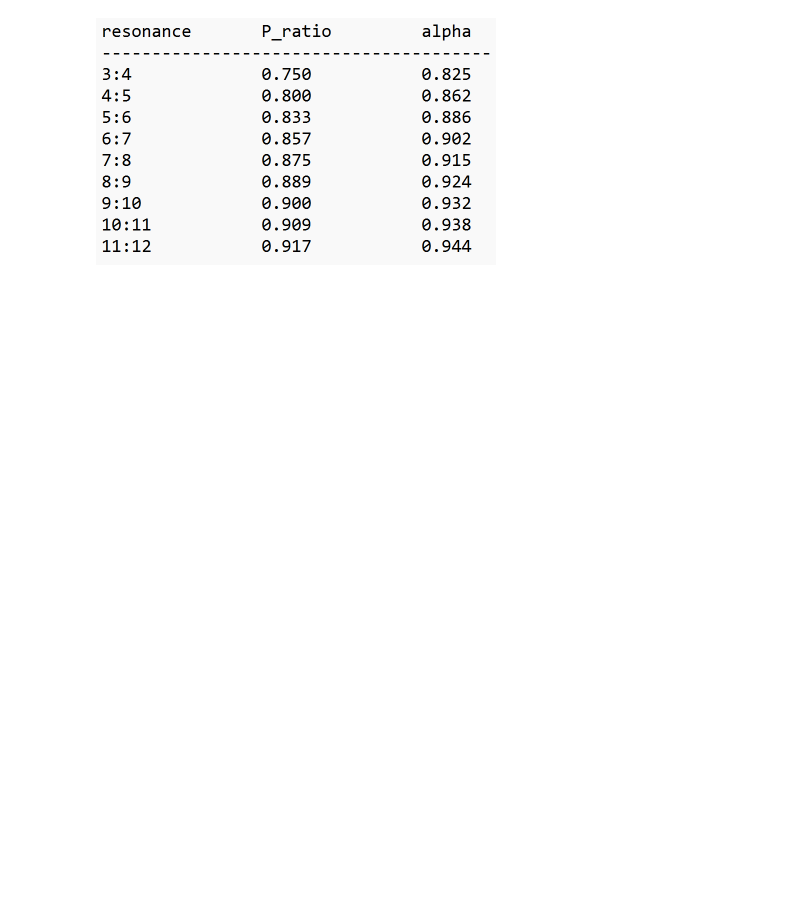
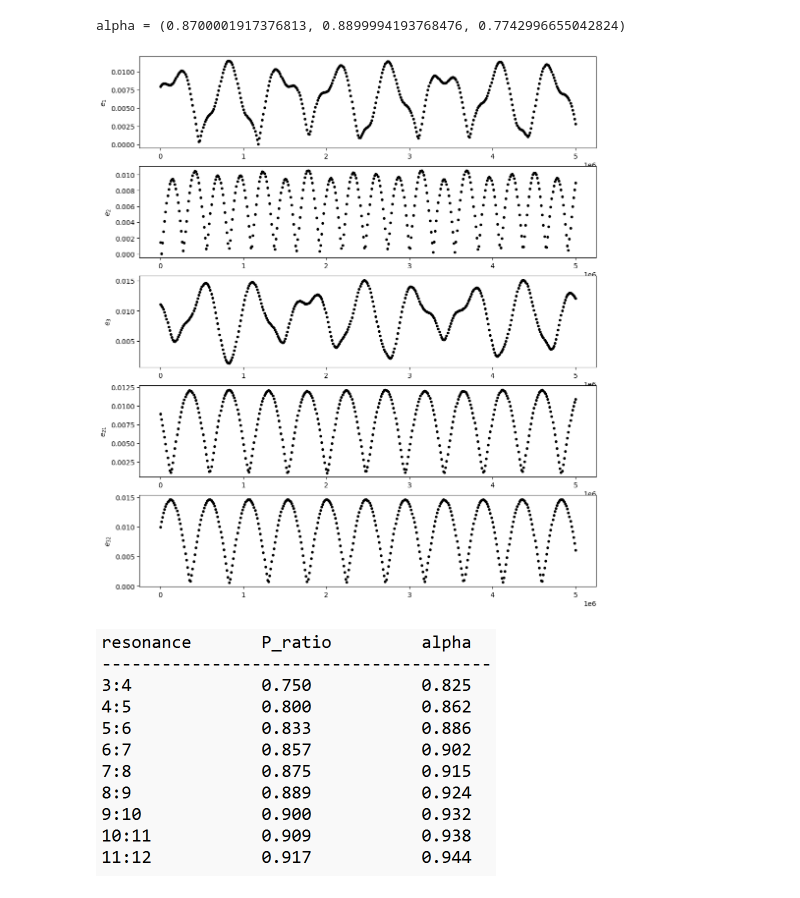
Before and after one commit to EritasY/Chaos, a Jupyter notebook: Plot eccentricity.ipynb, the cells around one changed output. Saved outputs shown, nothing was run; the diff lists cells and outputs as text; code cells hidden in the pictures; blank space fills up the shorter version.

```diff
--- a/Plot eccentricity.ipynb
+++ b/Plot eccentricity.ipynb
@@ -86,3 +177,10 @@ alpha = (0.8999999265136726, 0.9100000863141477, 0.8190000108101687)
+# %%
+A2_b, A3_b, theta = breathingON(mass, phi, amp3)
+ecc, pomega = StoG(mass, (amp1, A2_b, A3_b), (phase1, phase2, phase2+theta), phi)
+sim(alpha, mass, ecc, pomega, 5e6)
+# %% [output]
+alpha = (0.8700001917376813, 0.8899994193768476, 0.7742996655042824)
+[figure, added]
 # %%
 # first-order resonance chart
 # %% [markdown]
```
Also changed, not shown: parts of 9 cells of this notebook, 8 other files.
